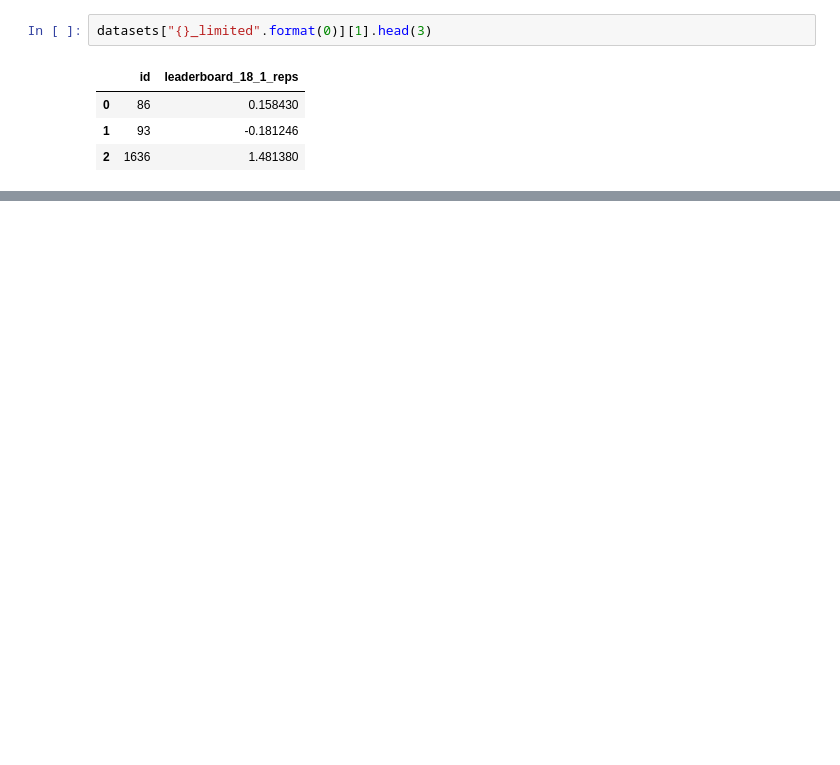
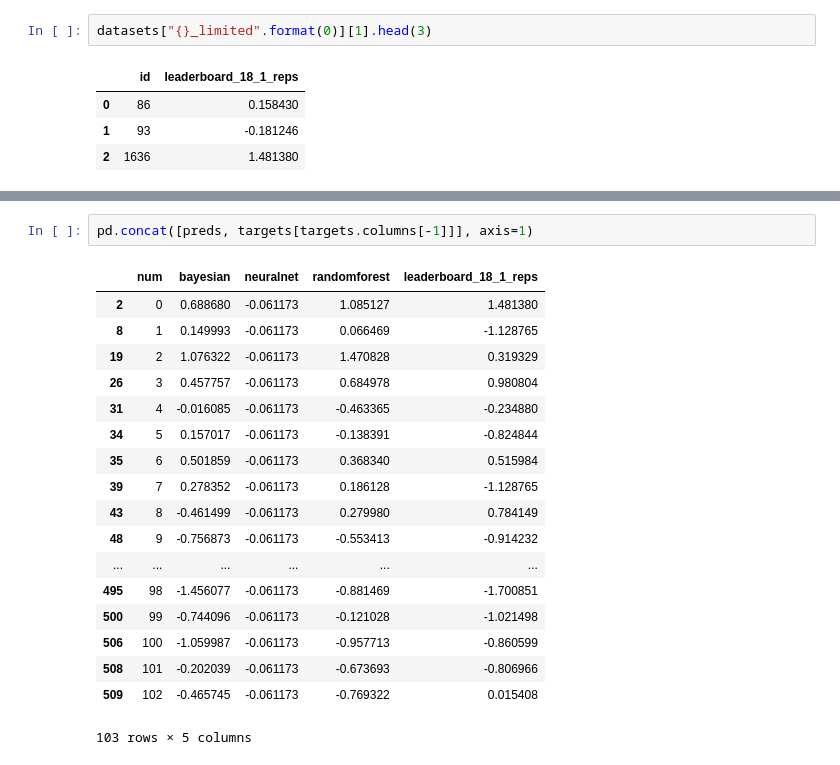
Before and after one commit to zfreedman/crossfit_open_2018, a Jupyter notebook: learning/crossfit_open_2018_supervised_learning.ipynb, the cells around one changed output, grey strips where cells are left out. Saved outputs shown, nothing was run; the diff lists cells and outputs as text; blank space fills up the shorter version.

```diff
--- a/learning/crossfit_open_2018_supervised_learning.ipynb
+++ b/learning/crossfit_open_2018_supervised_learning.ipynb
@@ -273,0 +372,21 @@ for i in range(len(open_keys)):
+# %%
+pd.concat([preds, targets[targets.columns[-1]]], axis=1)
+# %% [output]
+|  | num | bayesian | neuralnet | randomforest | leaderboard_18_1_reps |
+| 2 | 0 | 0.688680 | -0.061173 | 1.085127 | 1.481380 |
+| 8 | 1 | 0.149993 | -0.061173 | 0.066469 | -1.128765 |
+| 19 | 2 | 1.076322 | -0.061173 | 1.470828 | 0.319329 |
+| 26 | 3 | 0.457757 | -0.061173 | 0.684978 | 0.980804 |
+| 31 | 4 | -0.016085 | -0.061173 | -0.463365 | -0.234880 |
+| 34 | 5 | 0.157017 | -0.061173 | -0.138391 | -0.824844 |
+| 35 | 6 | 0.501859 | -0.061173 | 0.368340 | 0.515984 |
+| 39 | 7 | 0.278352 | -0.061173 | 0.186128 | -1.128765 |
+| 43 | 8 | -0.461499 | -0.061173 | 0.279980 | 0.784149 |
+| 48 | 9 | -0.756873 | -0.061173 | -0.553413 | -0.914232 |
+| ... | ... | ... | ... | ... | ... |
+| 495 | 98 | -1.456077 | -0.061173 | -0.881469 | -1.700851 |
+| 500 | 99 | -0.744096 | -0.061173 | -0.121028 | -1.021498 |
+| 506 | 100 | -1.059987 | -0.061173 | -0.957713 | -0.860599 |
+| 508 | 101 | -0.202039 | -0.061173 | -0.673693 | -0.806966 |
+| 509 | 102 | -0.465745 | -0.061173 | -0.769322 | 0.015408 |
+103 rows × 5 columns
```
Also changed, not shown: parts of 12 cells of this notebook.
